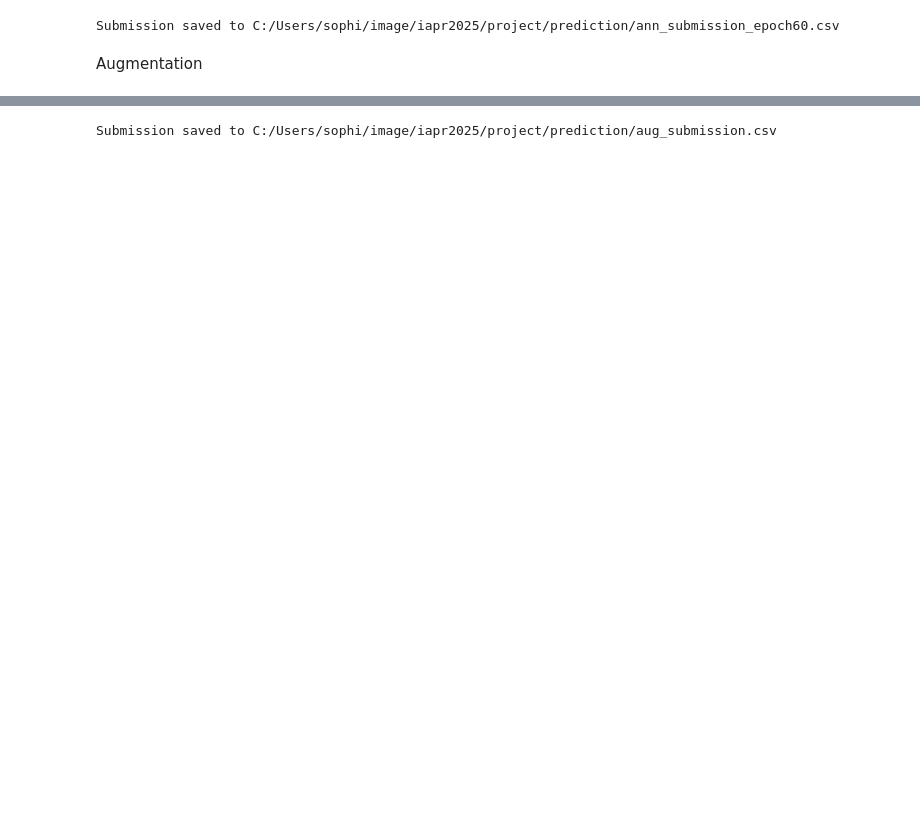
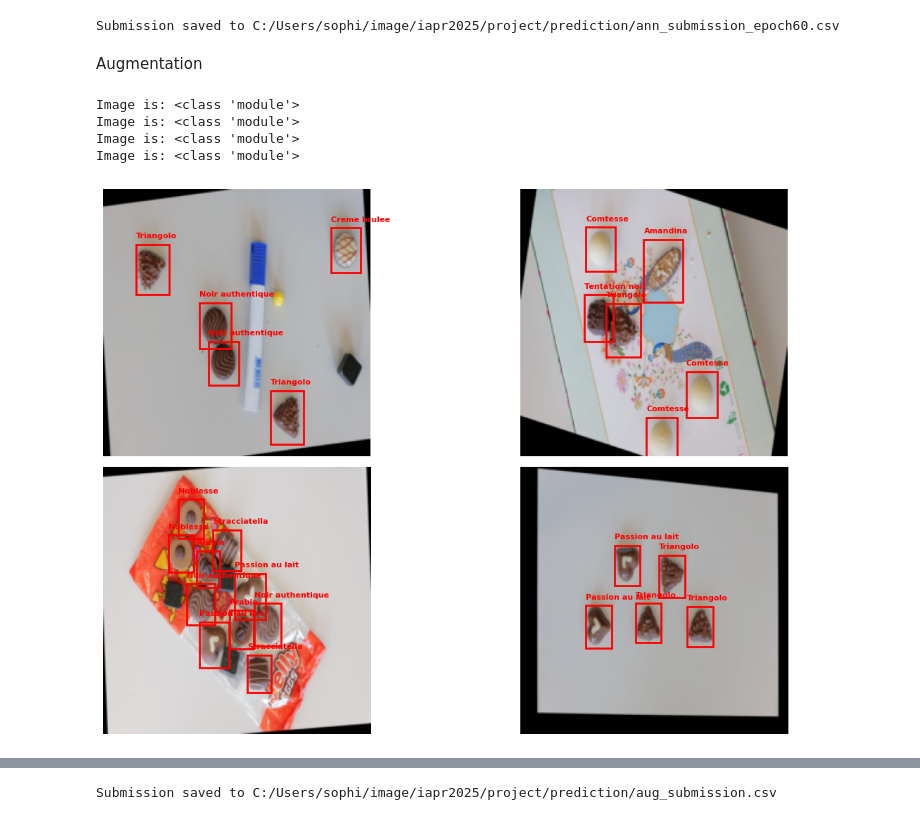
Before and after one commit to axelcebille/iapr2025, a Jupyter notebook: project/object_detection_new.ipynb, the cells around one changed output, grey strips where cells are left out. Cells and saved outputs as stored; diff of their text form; code cells hidden in the pictures; blank space fills up the shorter version.

```diff
--- a/project/object_detection_new.ipynb
+++ b/project/object_detection_new.ipynb
@@ -536,21 +473,16 @@ Submission saved to C:/Users/sophi/image/iapr2025/project/prediction/ann_submiss
 # %% [markdown]
 Augmentation
 # %%
-from torchvision import transforms as T
-from torchvision.transforms import v2 as T2  # newer object-detection-compatible transforms
-from torch.utils.data import DataLoader
-
 # Define new transform (image + bounding boxes support)
 augmented_transform_train = T2.Compose([
     T2.ToImage(),  # required for v2 transforms
     T2.RandomHorizontalFlip(p=0.5),
     T2.RandomRotation(degrees=15),
     T2.RandomPerspective(distortion_scale=0.2, p=0.5),
-    T2.Resize(224),
-    T2.CenterCrop(224),
+    T2.Resize((224, 224)),
+    # ResizeWithBoxes((224, 224)),
     T2.ToDtype(torch.float32, scale=True),  # normalize to [0,1]
-    T2.Normalize(mean=[0.485, 0.456, 0.406],
-                 std=[0.229, 0.224, 0.225])
+    normalize,
 ])
 
 # Load your detection dataset
@@ -563,8 +495,15 @@ augmented_train_set = ChocolateDetectionDataset(
 )
 
 augmented_train_loader = DataLoader(
-    augmented_train_set, batch_size=4, shuffle=True, collate_fn=lambda x: tuple(zip(*x))
-)
+    augmented_train_set, batch_size=4, shuffle=True, collate_fn=collate_fn)
+# %%
+plot_images_from_dataset(*next(iter(augmented_train_loader)))
+# %% [output]
+Image is: <class 'module'>
+Image is: <class 'module'>
+Image is: <class 'module'>
+Image is: <class 'module'>
+[figure, added]
 # %%
 torch.manual_seed(42)
 
```
Also changed, not shown: parts of 10 cells of this notebook.
